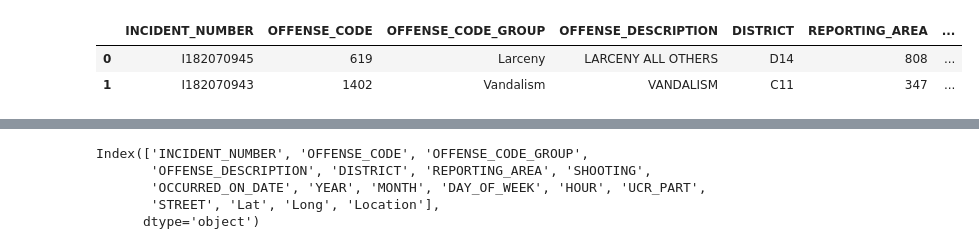
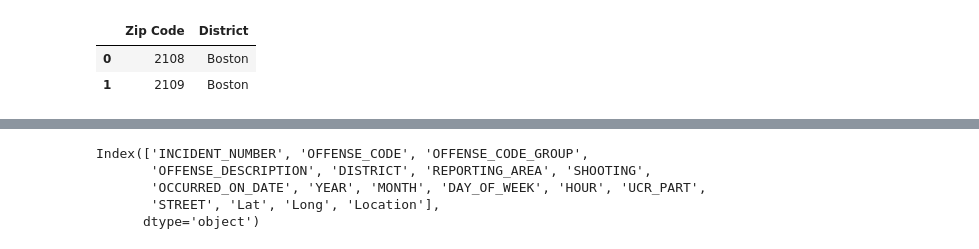
Before and after one commit to gvenkata/Project-2-ETL-Project, a Jupyter notebook: Panda_Combine.ipynb, the cells around one changed output, grey strips where cells are left out. Saved outputs shown, nothing was run; the diff lists cells and outputs as text; code cells hidden in the pictures.

```diff
--- a/Panda_Combine.ipynb
+++ b/Panda_Combine.ipynb
@@ -1,28 +1,35 @@
 # %%
 # Dependencies and Setup
 %matplotlib inline
 import matplotlib.pyplot as plt
 import pandas as pd
 import numpy as np
 from scipy.stats import sem
 
 # Hide warning messages in notebook
 import warnings
 warnings.filterwarnings('ignore')
 
 # File to Load (Remember to Change These)
 crime_data_to_load = "data/Boston Crime Data.csv"
-zip_data_to_load = "data/Boston Crime Data.csv"
+zip_data_to_load = "data/Boston_ZipCodes.csv"
+dist_data_to_load = "data/districts.csv"
 
 # Read Data
 crime_data = pd.read_csv(crime_data_to_load)
+# Prevent truncation of zero in Zipcode
+zip_data = pd.io.parsers.read_csv(zip_data_to_load, dtype={'Zip Code': 'str'})
+# zip_data = pd.read_csv(zip_data_to_load)
+dist_data = pd.read_csv(dist_data_to_load)
+
+
 
 
 # Combine the data into a single dataset
 # data_combine = pd.merge(mouse_data,clinical_data, how='left', on=["Mouse ID", "Mouse ID"])
 # Display the data table for preview
-crime_data.head(2)
+zip_data.head(2)
 # %% [output]
-|  | INCIDENT_NUMBER | OFFENSE_CODE | OFFENSE_CODE_GROUP | OFFENSE_DESCRIPTION | DISTRICT | REPORTING_AREA | ... |
-| 0 | I182070945 | 619 | Larceny | LARCENY ALL OTHERS | D14 | 808 | ... |
-| 1 | I182070943 | 1402 | Vandalism | VANDALISM | C11 | 347 | ... |
+|  | Zip Code | District |
+| 0 | 2108 | Boston |
+| 1 | 2109 | Boston |
```
Also changed, not shown: parts of 8 cells of this notebook.
